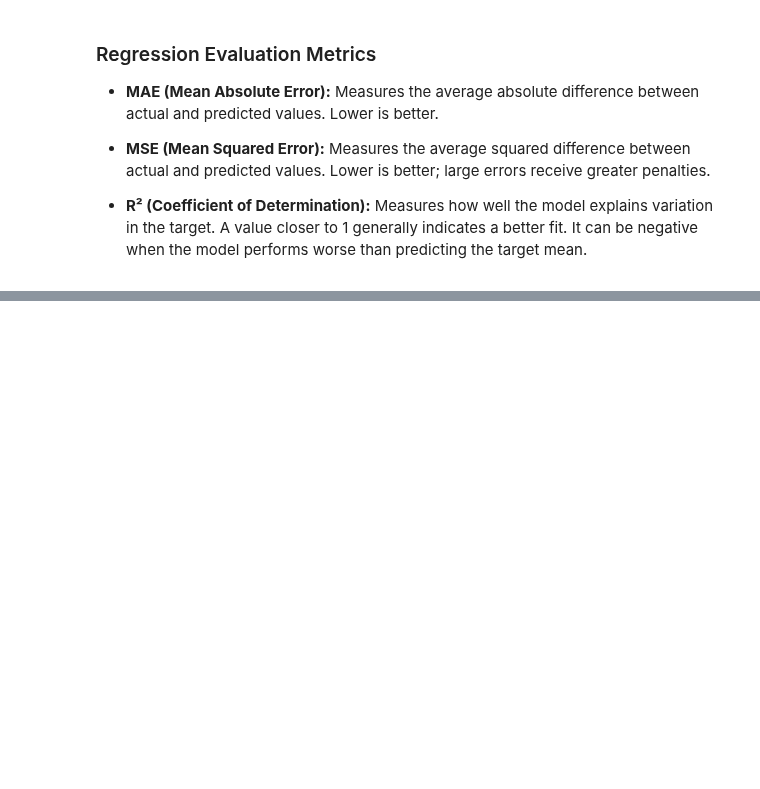
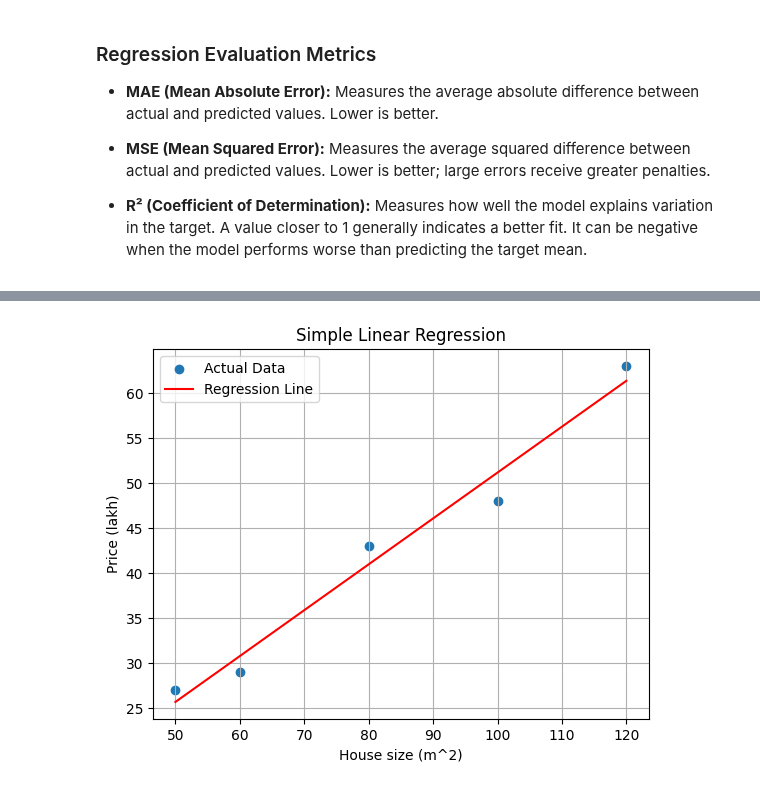
Before and after one commit to Zarif-451/Machine-Learning, a Jupyter notebook: Scikit-Learn/Scikit-Learn (Supervised ML)/regression.ipynb, the cells around one changed output, grey strips where cells are left out. Drawn from its saved outputs; the diff is of its cells as text; code cells hidden in the pictures; blank space fills up the shorter version.

Commit message:
Learned some more of Scikit-Learn\

```diff
--- a/Scikit-Learn/Scikit-Learn (Supervised ML)/regression.ipynb
+++ b/Scikit-Learn/Scikit-Learn (Supervised ML)/regression.ipynb
@@ -461,0 +609,29 @@ Predicted Values : [-204.03166713  -61.00907791  117.75950727   64.19665459 -147
+# %%
+import numpy as np
+from sklearn.linear_model import LinearRegression
+import matplotlib.pyplot as plt
+
+X = np.array([[50], [60], [80], [100], [120]])
+y = np.array([27, 29, 43, 48, 63])
+
+model = LinearRegression()
+model.fit(X, y)
+
+
+X_line = np.linspace(X.min(), X.max(), 100).reshape(-1, 1)
+
+#.reshape(-1, 1) -> Converts the generated values into the 2D shape expected by Scikit-Learn.
+
+y_line = model.predict(X_line)
+
+
+plt.scatter(X, y, label="Actual Data")
+plt.plot(X_line, y_line, color="red", label="Regression Line")
+
+plt.xlabel("House size (m^2)")
+plt.ylabel("Price (lakh)")
+plt.title("Simple Linear Regression")
+plt.legend()
+plt.grid(True)
+# %% [output]
+[figure, added]
```
Also changed, not shown: parts of 7 cells of this notebook.
